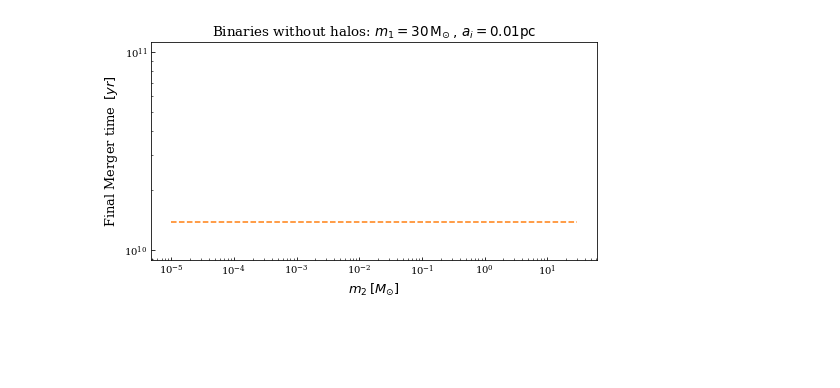
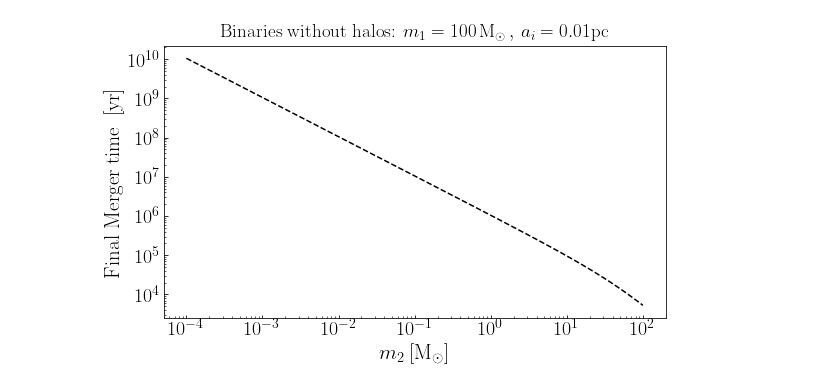
Before and after one commit to pratibhajangra591/Ifca-github, a Jupyter notebook: mergertime.ipynb, the cells around one changed output. Drawn from its saved outputs; the diff is of its cells as text; code cells hidden in the pictures; blank space fills up the shorter version.

```diff
--- a/mergertime.ipynb
+++ b/mergertime.ipynb
@@ -74,31 +55,38 @@ e0 = [0.99999986 0.99999984 0.99999981 0.99999978 0.99999975 0.99999971
 # %%
 plt.rcParams['font.family'] = 'serif'
 plt.rcParams['xtick.direction'] = 'in'
 plt.rcParams['ytick.direction'] = 'in'
 
 
 def final_merger_time_nohalos(m_2):  # assuming a_i = a_f and hence j_i = j_f .
     a_f = a_i
-    return (np.sqrt(a_f/a_i)) *t_initial_merger_time
+
+    def t_merge_initial(m_1, m_2):
+        return (3/85) * (((a_i**4) * (c**5) * (j_i**7))/((G**3)* m_1 * m_2 * (m_1 + m_2)))
+
+    return   ((a_f/a_i)**(1/2)) * t_merge_initial(m_1, m_2)
 
 
 
 final_merger_time_nohalos_list = np.zeros(len(m_2_list))
 
 for i, m_2 in enumerate(m_2_list):
     final_merger_time_nohalos_list[i] = final_merger_time_nohalos(m_2)
 
 
-plt.figure(figsize=(8,4))
+plt.figure(figsize=(9, 5))
 
-plt.loglog(m_2_list, final_merger_time_nohalos_list, 'C1', linestyle = '--')
+plt.loglog(m_2_list, final_merger_time_nohalos_list, 'k', linestyle = '--')
+
+np.save('final_merger_time_nohalos_list.npy', final_merger_time_nohalos_list)
 
 
-
-plt.xlabel('$m_{2}\:[M_{\odot}]$', fontsize = 13)
-plt.ylabel('Final Merger time $\: [yr]$', fontsize = 13)
-plt.title('Binaries without halos: $m_{1} = 30 \, \mathrm{M_{\odot}} \,,\, a_{i} = 0.01 \mathrm{pc}$', fontsize = 13.5)
+plt.xlabel('$m_{2}\:\mathrm{[M_{\odot}]}$', fontsize = 21)
+plt.ylabel('Final Merger time $\: \mathrm{[yr]}$', fontsize = 21)
+plt.xticks(fontsize = 20)
+plt.yticks(fontsize = 20)
+plt.title(r'Binaries without halos: $m_{1} = 100 \, \mathrm{M_{\odot}} \,,\, a_{i} = 0.01 \mathrm{pc}$', fontsize = 19, pad = 9)
 plt.show()
 # %% [output]
-[figure, old version]
+[figure, new version]
 # %%
```
Also changed, not shown: parts of 7 cells of this notebook.
